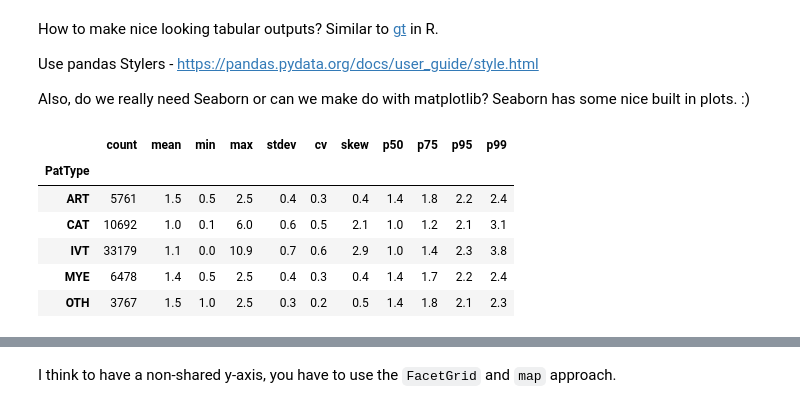
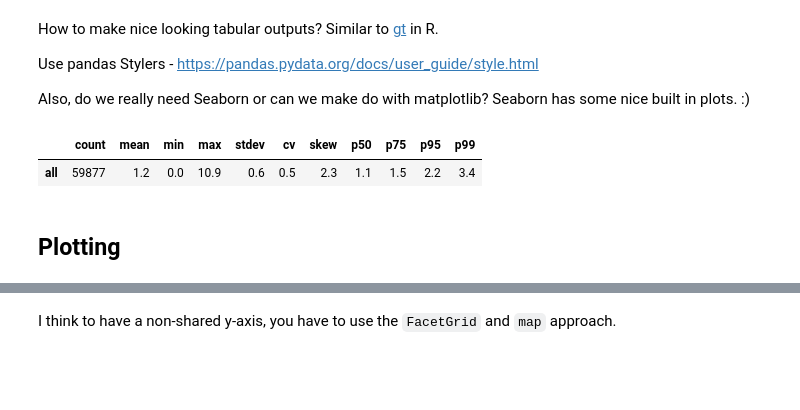
Before and after one commit to misken/hillmaker, a Jupyter notebook: examples/notebooks/los_summary.ipynb, the cells around one changed output, grey strips where cells are left out. Cells and saved outputs as stored; diff of their text form; code cells hidden in the pictures; blank space fills up the shorter version.

```diff
--- a/examples/notebooks/los_summary.ipynb
+++ b/examples/notebooks/los_summary.ipynb
@@ -154,27 +151,24 @@ Also, do we really need Seaborn or can we make do with matplotlib? Seaborn has s
 # %%
 cols = ['count', 'mean', 'min', 'max', 'stdev', 'cv', 'skew', 'p50', 'p75', 'p95', 'p99']
 float_format = '{0:.1f}'
 mapper =  {'count': '{:.0f}',
            'mean': float_format,
            'min': float_format,
            'max': float_format,
            'stdev': float_format,
            'cv': float_format,
            'skew': float_format,
            'p50': float_format,
            'p75': float_format,
            'p95': float_format,
            'p99': float_format}
-occ_stats[cols].style.format(mapper)
+los_all_stats[cols].style.format(mapper)
 #  .format(precision=1)
 # %% [output]
 |  | count | mean | min | max | stdev | cv | skew | p50 | p75 | p95 | p99 |
-| PatType |  |  |  |  |  |  |  |  |  |  |  |
-| ART | 5761 | 1.5 | 0.5 | 2.5 | 0.4 | 0.3 | 0.4 | 1.4 | 1.8 | 2.2 | 2.4 |
-| CAT | 10692 | 1.0 | 0.1 | 6.0 | 0.6 | 0.5 | 2.1 | 1.0 | 1.2 | 2.1 | 3.1 |
-| IVT | 33179 | 1.1 | 0.0 | 10.9 | 0.7 | 0.6 | 2.9 | 1.0 | 1.4 | 2.3 | 3.8 |
-| MYE | 6478 | 1.4 | 0.5 | 2.5 | 0.4 | 0.3 | 0.4 | 1.4 | 1.7 | 2.2 | 2.4 |
-| OTH | 3767 | 1.5 | 1.0 | 2.5 | 0.3 | 0.2 | 0.5 | 1.4 | 1.8 | 2.1 | 2.3 |
+| all | 59877 | 1.2 | 0.0 | 10.9 | 0.6 | 0.5 | 2.3 | 1.1 | 1.5 | 2.2 | 3.4 |
+# %% [markdown]
+## Plotting
 # %%
 # Import seaborn
 import seaborn as sns
```
Also changed, not shown: parts of 12 cells of this notebook, 2 other files.
